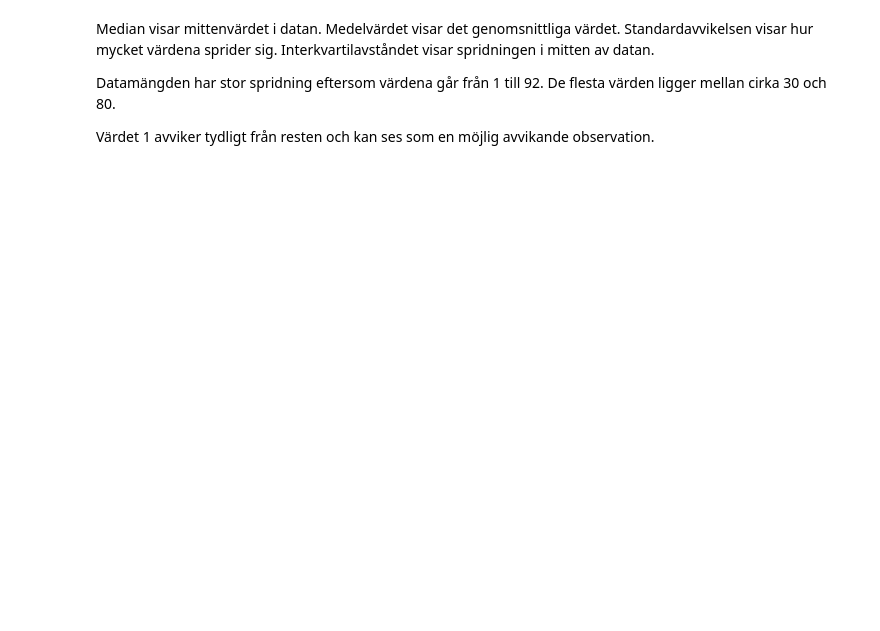
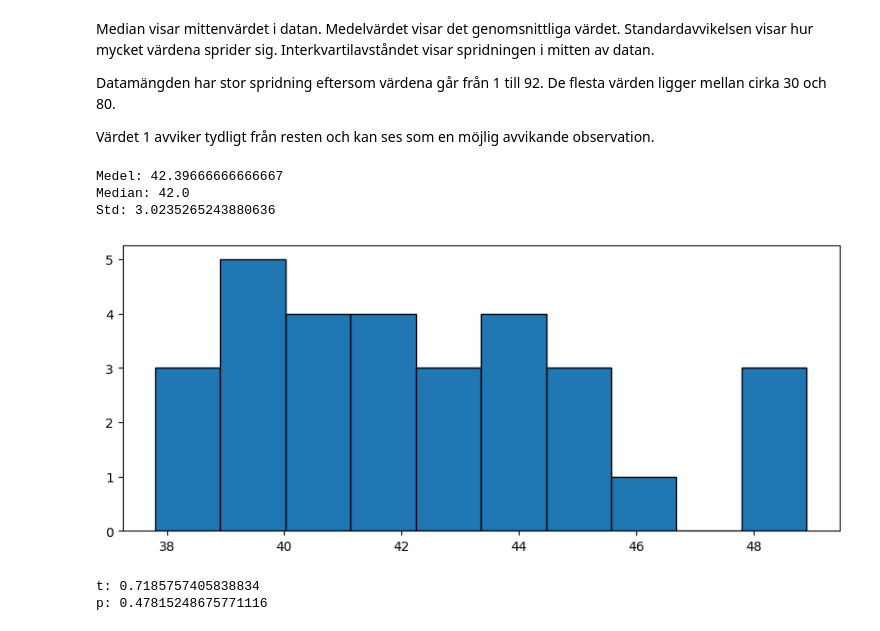
Before and after one commit to WisamHmedi/Labb-1---Grupp-40, a Jupyter notebook: labb1.ipynb, the cells around one changed output. Drawn from its saved outputs; the diff is of its cells as text; code cells hidden in the pictures; blank space fills up the shorter version.

```diff
--- a/labb1.ipynb
+++ b/labb1.ipynb
@@ -60,3 +60,40 @@ Datamängden har stor spridning eftersom värdena går från 1 till 92.
 De flesta värden ligger mellan cirka 30 och 80.
 
 Värdet 1 avviker tydligt från resten och kan ses som en möjlig avvikande observation.
+# %%
+import numpy as np
+from scipy import stats
+import matplotlib.pyplot as plt
+
+gruppnummer = 40
+
+rng = np.random.default_rng(gruppnummer)
+
+loc = 42 + (gruppnummer % 7 - 3) * 0.5
+scale = 4.5 + (gruppnummer % 5 - 2) * 0.3
+scale = max(scale, 1.0)
+
+leveranstider = rng.normal(loc=loc, scale=scale, size=30)
+leveranstider = np.round(leveranstider, 1)
+leveranstider = np.clip(leveranstider, 1.0, None)
+
+print("Medel:", np.mean(leveranstider))
+print("Median:", np.median(leveranstider))
+print("Std:", np.std(leveranstider, ddof=1))
+
+plt.figure(figsize=(10,4))
+plt.hist(leveranstider, edgecolor='black')
+plt.grid(False)
+plt.show()
+
+t, p = stats.ttest_1samp(leveranstider, 42)
+
+print("t:", t)
+print("p:", p)
+# %% [output]
+Medel: 42.39666666666667
+Median: 42.0
+Std: 3.0235265243880636
+[figure, added]
+t: 0.7185757405838834
+p: 0.47815248675771116
```
Also changed, not shown: parts of 5 cells of this notebook.
